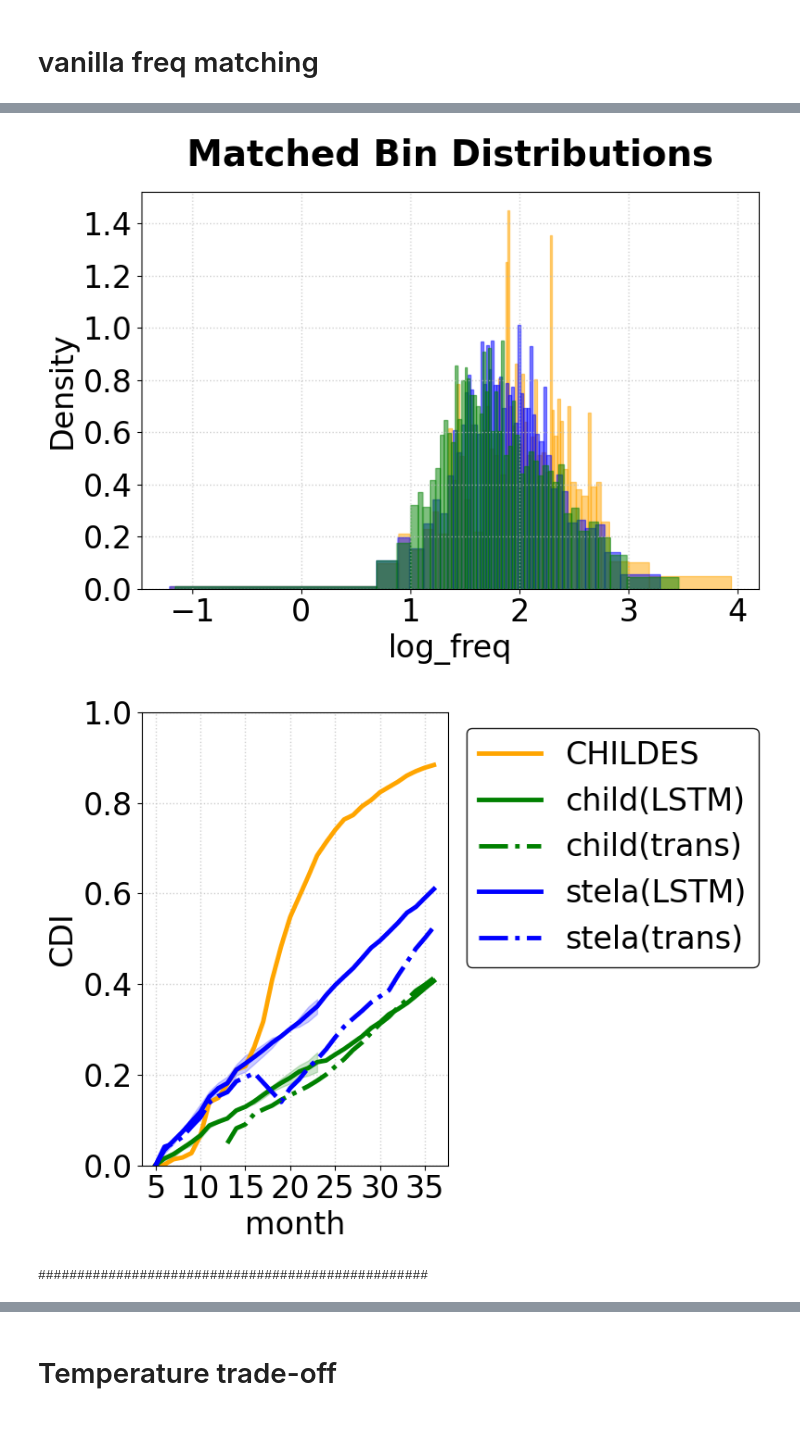
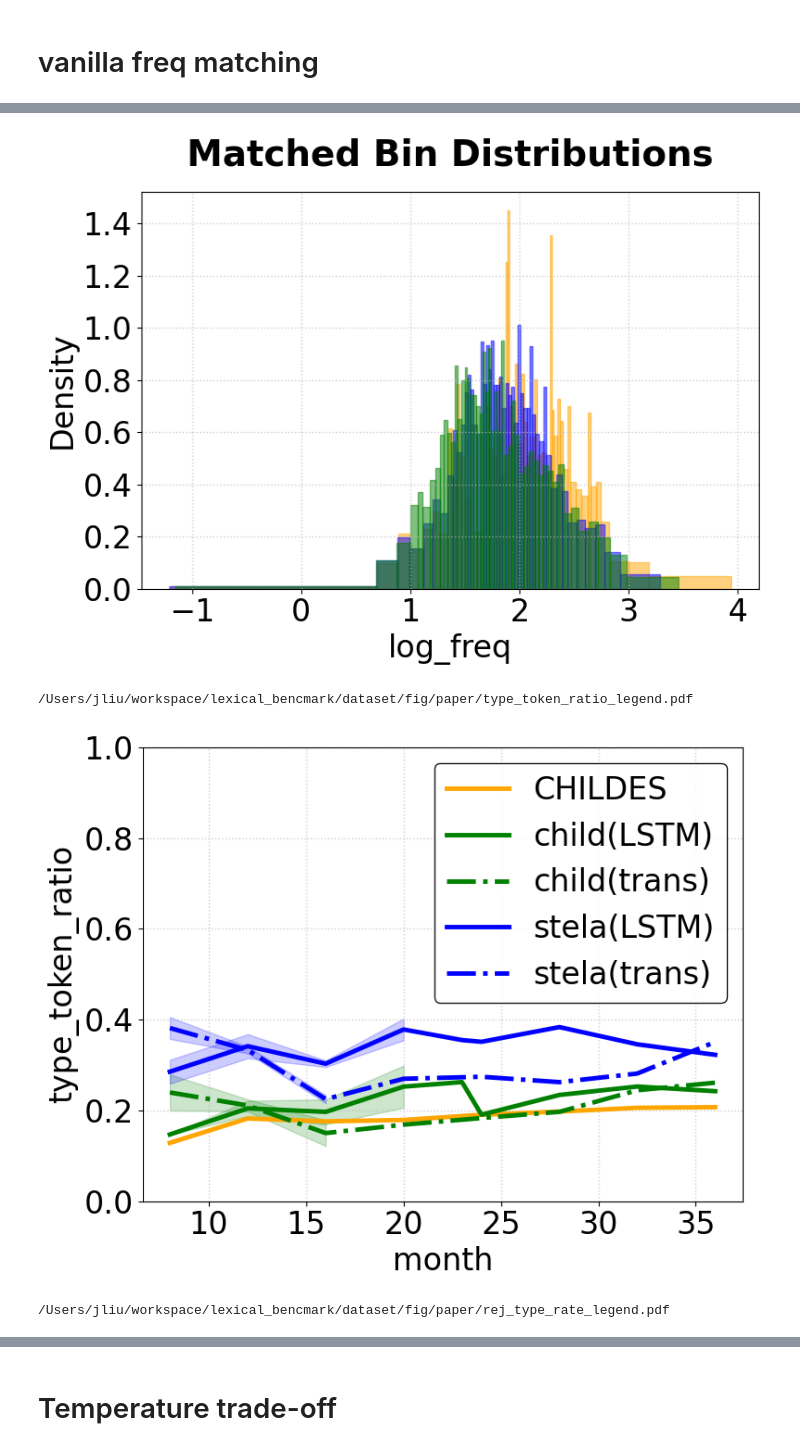
Before and after one commit to nhamilakis/Lexical-benchmark, a Jupyter notebook: notebooks/paper_fig.ipynb, the cells around one changed output, grey strips where cells are left out. Cells and saved outputs as stored; diff of their text form; code cells hidden in the pictures.

```diff
--- a/notebooks/paper_fig.ipynb
+++ b/notebooks/paper_fig.ipynb
@@ -317,7 +236,7 @@ class DataLoader:
         if y_header:
             stats = df.groupby(group_header_lst)[y_header].agg(["mean", "std", "count", "min", "max"]).reset_index()
         else:
-            stats = df.groupby(group_header_lst).agg(["mean", "std", "count", "count", "min", "max"]).reset_index()
+            stats = df.groupby(group_header_lst).agg(["mean", "std", "count", "min", "max"]).reset_index()
         stats["ci"] = 1.96 * stats["std"] / np.sqrt(stats["count"])
         return stats
 
@@ -874,7 +793,8 @@ def plot_curves(df: pd.DataFrame, x_header: str, y_header: str, group_header: st
         subset = df_stats[df_stats[group_header] == condition]
         plot_condition_curve(subset, condition, x_header, y_header="mean")
 
-    configure_plot_style(x_label=x_header, y_label=y_header, legend_title=legend_title, grid=True, out_path=out_path, ylim=y_lim)
+    configure_plot_style(x_label=x_header, y_label=y_header, legend_title=legend_title, grid=True, out_path=out_path,
+        ylim=y_lim,show_legend=True,save_legend=True,legend_outside=False)
 
 
 def compare_metrics(raw_data_path: str, out_path: Path):
@@ -887,7 +807,7 @@ def compare_metrics(raw_data_path: str, out_path: Path):
     df["condition"] = df["dataset"] + "(" + df["model_type"] + ")"
 
     metric_dict = {"CDI": [0, 1]}
-    # metric_dict = {"type_token_ratio": [0, 1], "rej_type_rate": [0, 0.5], "rej_token_rate": [0, 0.5], "CDI": [0, 1]}
+    metric_dict = {"type_token_ratio": [0, 1], "rej_type_rate": [0, 0.5], "rej_token_rate": [0, 0.5], "CDI": [0, 1]}
     for metric, ylim in metric_dict.items():
         sel_df = DataLoader.load_df(df, metric=metric, temp=1.0)
         out_path_file = out_path / f"{metric}.pdf"
@@ -900,25 +822,26 @@ def compare_metrics(raw_data_path: str, out_path: Path):
 # %%
 # loop all the candidates
 # load file
 sampling_ratio_lst = [4]
 freq_root = Path(f"{data_root}/word_freq")
 
 for sampling_ratio in sampling_ratio_lst:
     print(f"Current sampling ratio {sampling_ratio}")
     file_root = Path(f"{data_root}/CDI_new/CDI_{sampling_ratio}")
     compare_freq_demo(file_root, freq_root, output_dir=fig_path / "paper")
     compare_freq(file_root, freq_root, output_dir=fig_path)
-    compare_metrics(file_root / "metric_1000_4.csv", out_path=fig_path)
+    compare_metrics(file_root / "metric_1000_4_binned.csv", out_path=fig_path/ "paper")
     print("##################################################")
 # %% [output]
 Current sampling ratio 4
 <Figure size 1000x600 with 0 Axes>
 [figure]
 [figure]
 /Users/jliu/workspace/lexical_bencmark/dataset/fig/freq_before_after_legend.png
 <Figure size 1200x600 with 0 Axes>
 [figure]
 /Users/jliu/workspace/lexical_bencmark/dataset/fig/freq_matched_legend.png
 [figure]
+/Users/jliu/workspace/lexical_bencmark/dataset/fig/paper/type_token_ratio_legend.pdf
-[figure, old version]
+[figure, new version]
-##################################################
+/Users/jliu/workspace/lexical_bencmark/dataset/fig/paper/rej_type_rate_legend.pdf
```
Also changed, not shown: parts of 14 cells of this notebook, 7 other files.
